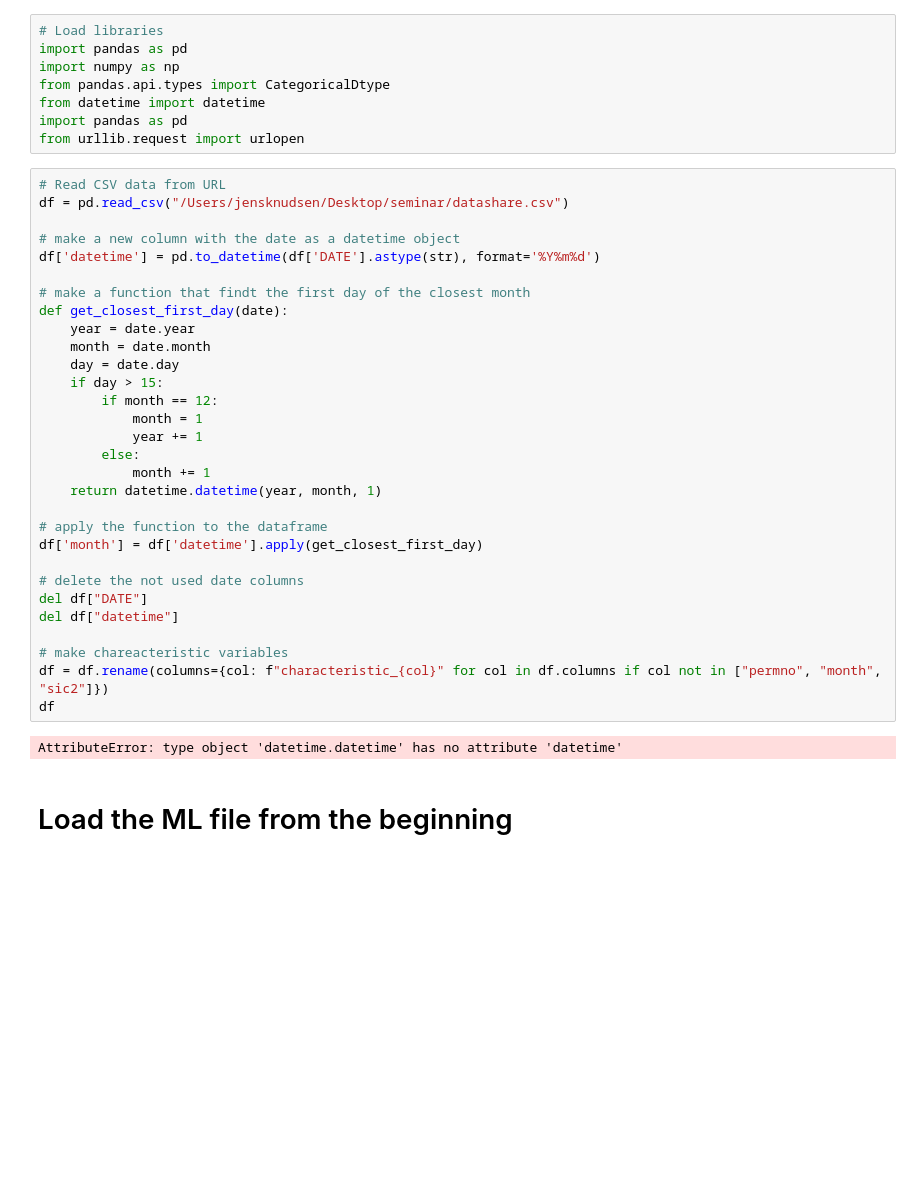
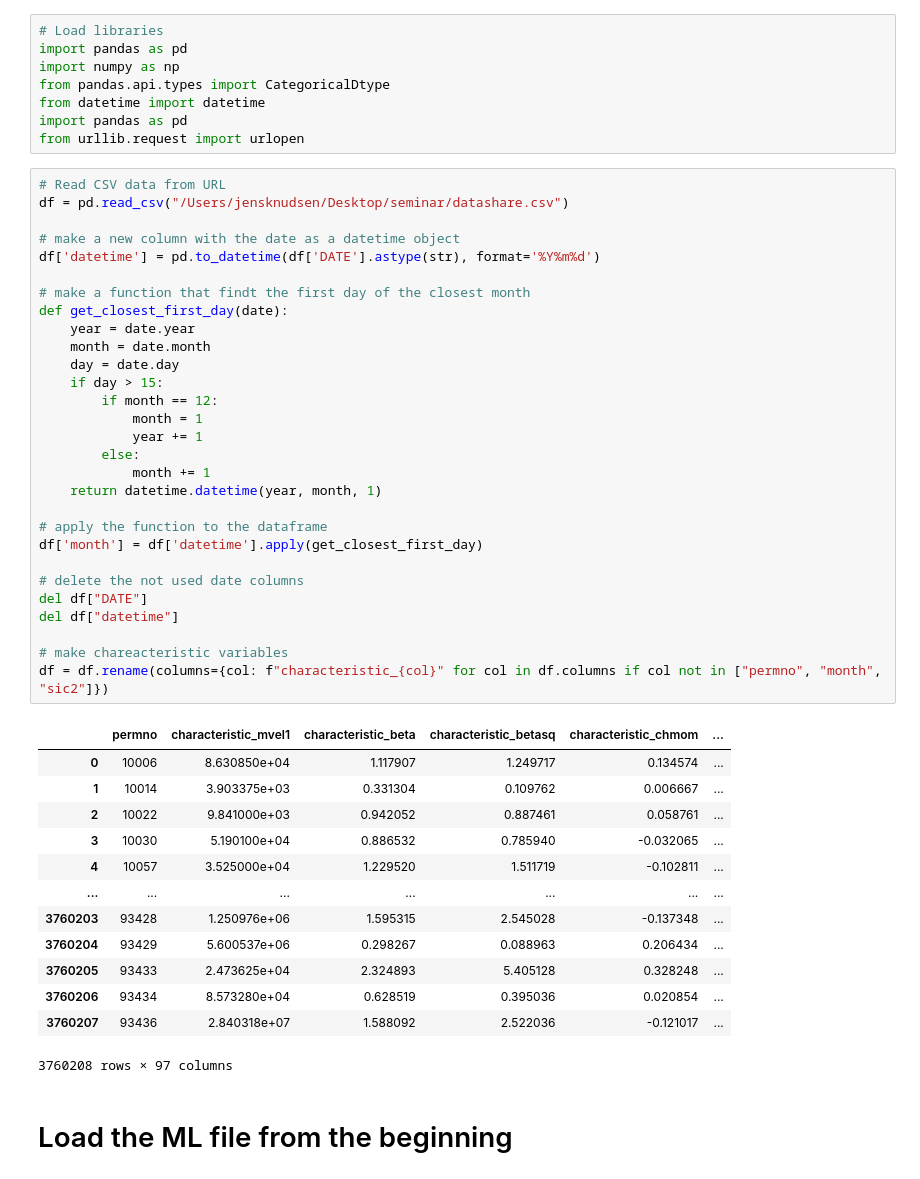
Before and after one commit to jensknudsen/financial_econometrics, a Jupyter notebook: testing.ipynb, the cells around one changed output. Cells and saved outputs as stored; diff of their text form; blank space fills up the shorter version.

```diff
--- a/testing.ipynb
+++ b/testing.ipynb
@@ -11,35 +11,46 @@ from urllib.request import urlopen
 # %%
 # Read CSV data from URL
 df = pd.read_csv("/Users/jensknudsen/Desktop/seminar/datashare.csv")
 
 # make a new column with the date as a datetime object
 df['datetime'] = pd.to_datetime(df['DATE'].astype(str), format='%Y%m%d')
 
 # make a function that findt the first day of the closest month
 def get_closest_first_day(date):
     year = date.year
     month = date.month
     day = date.day
     if day > 15:
         if month == 12:
             month = 1
             year += 1
         else:
             month += 1
     return datetime.datetime(year, month, 1)
 
 # apply the function to the dataframe
 df['month'] = df['datetime'].apply(get_closest_first_day)
 
 # delete the not used date columns
 del df["DATE"]
 del df["datetime"]
 
 # make chareacteristic variables
 df = df.rename(columns={col: f"characteristic_{col}" for col in df.columns if col not in ["permno", "month", "sic2"]})
-df
 # %% [output]
+|  | permno | characteristic_mvel1 | characteristic_beta | characteristic_betasq | characteristic_chmom | ... |
+| 0 | 10006 | 8.630850e+04 | 1.117907 | 1.249717 | 0.134574 | ... |
+| 1 | 10014 | 3.903375e+03 | 0.331304 | 0.109762 | 0.006667 | ... |
+| 2 | 10022 | 9.841000e+03 | 0.942052 | 0.887461 | 0.058761 | ... |
+| 3 | 10030 | 5.190100e+04 | 0.886532 | 0.785940 | -0.032065 | ... |
+| 4 | 10057 | 3.525000e+04 | 1.229520 | 1.511719 | -0.102811 | ... |
+| ... | ... | ... | ... | ... | ... | ... |
+| 3760203 | 93428 | 1.250976e+06 | 1.595315 | 2.545028 | -0.137348 | ... |
+| 3760204 | 93429 | 5.600537e+06 | 0.298267 | 0.088963 | 0.206434 | ... |
+| 3760205 | 93433 | 2.473625e+04 | 2.324893 | 5.405128 | 0.328248 | ... |
+| 3760206 | 93434 | 8.573280e+04 | 0.628519 | 0.395036 | 0.020854 | ... |
+| 3760207 | 93436 | 2.840318e+07 | 1.588092 | 2.522036 | -0.121017 | ... |
-AttributeError: type object 'datetime.datetime' has no attribute 'datetime'
+3760208 rows × 97 columns
 # %% [markdown]
 # Load the ML file from the beginning
 # %%
```
Also changed, not shown: parts of 7 cells of this notebook.
